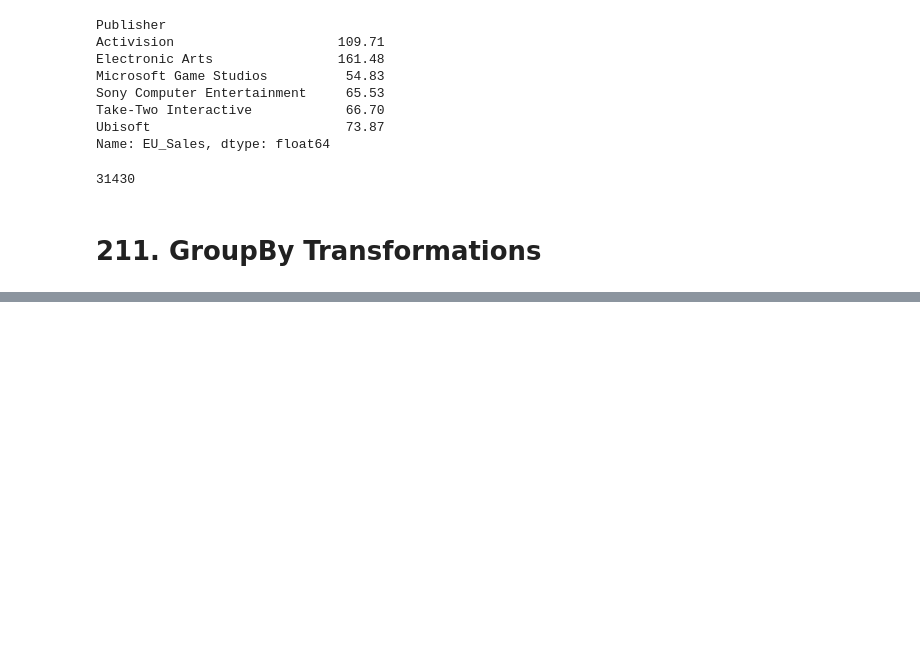
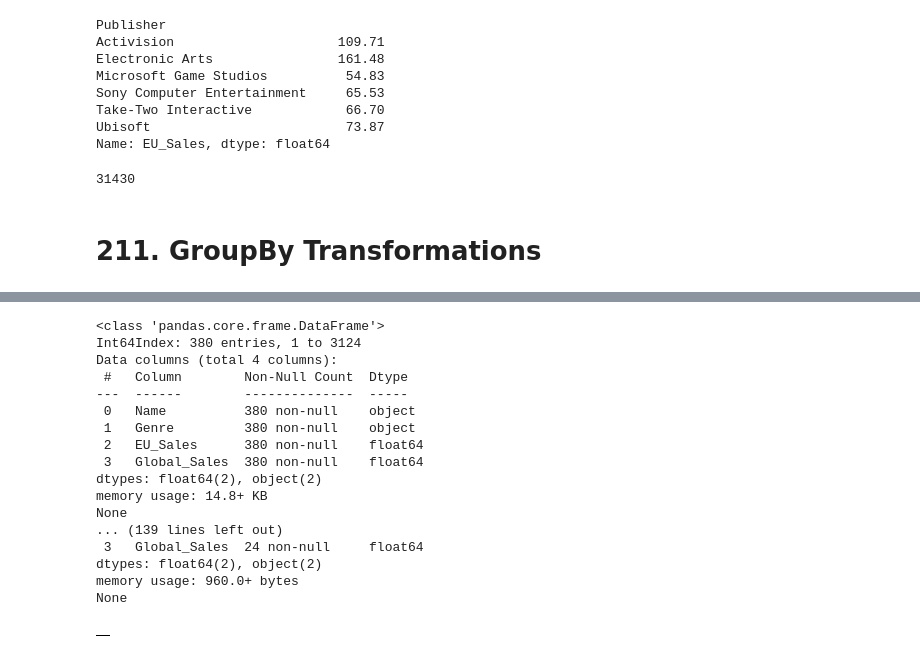
Before and after one commit to TomaszBury/The-ultimate-pandas-bootcamp-advanced-python-data-analysis, a Jupyter notebook: section_08/groupby_and_aggregates.ipynb, the cells around one changed output, grey strips where cells are left out. Saved outputs shown, nothing was run; the diff lists cells and outputs as text; code cells hidden in the pictures; blank space fills up the shorter version.

```diff
--- a/section_08/groupby_and_aggregates.ipynb
+++ b/section_08/groupby_and_aggregates.ipynb
@@ -1403,0 +1556,21 @@ games.size
+# %%
+ps3.groupby('Genre').apply(lambda x: print(x.info(), '\n'))
+# %% [output]
+<class 'pandas.core.frame.DataFrame'>
+Int64Index: 380 entries, 1 to 3124
+Data columns (total 4 columns):
+ #   Column        Non-Null Count  Dtype
+---  ------        --------------  -----
+ 0   Name          380 non-null    object
+ 1   Genre         380 non-null    object
+ 2   EU_Sales      380 non-null    float64
+ 3   Global_Sales  380 non-null    float64
+dtypes: float64(2), object(2)
+memory usage: 14.8+ KB
+None
+... (139 lines left out)
+ 3   Global_Sales  24 non-null     float64
+dtypes: float64(2), object(2)
+memory usage: 960.0+ bytes
+None
+|  |
```
Also changed, not shown: parts of 23 cells of this notebook.
